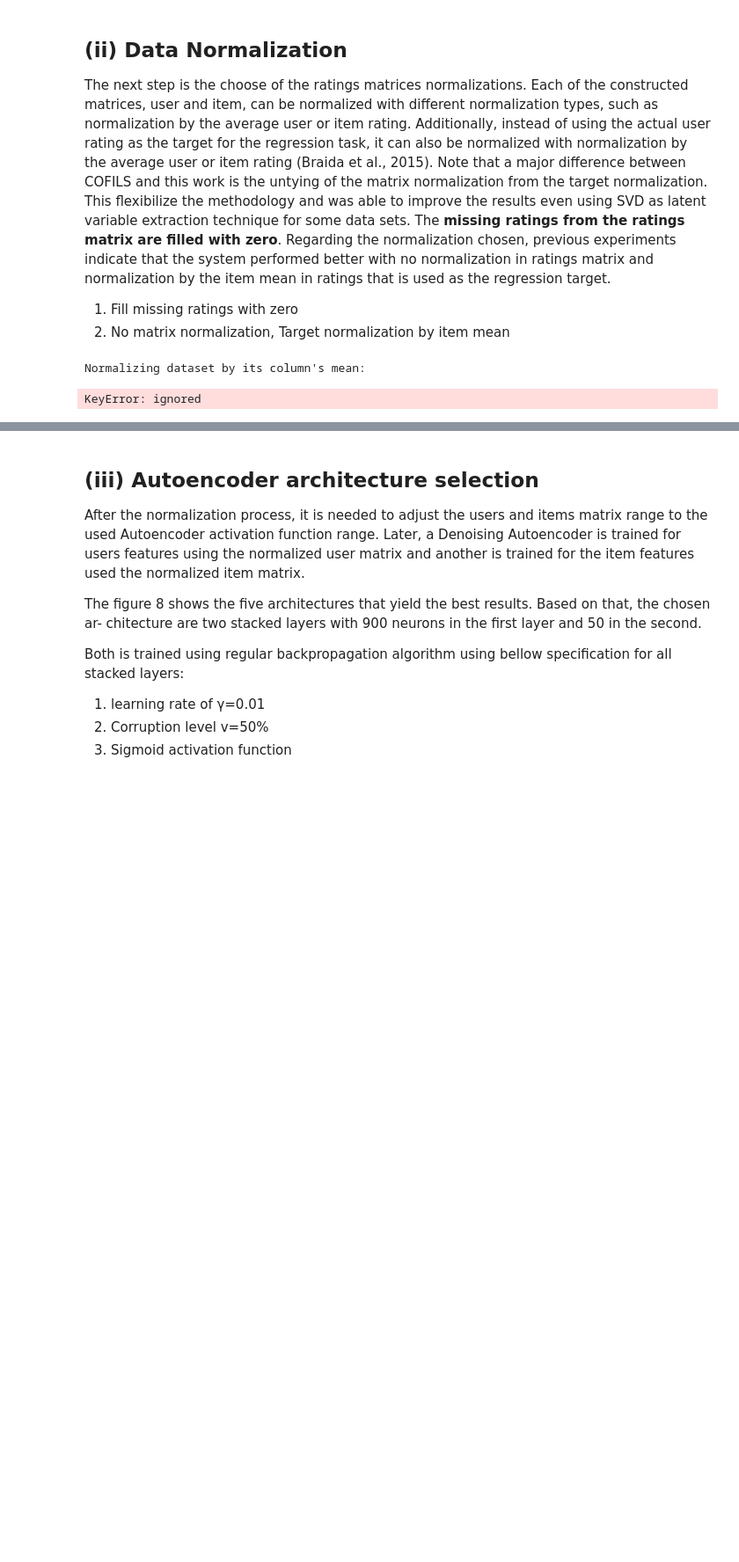
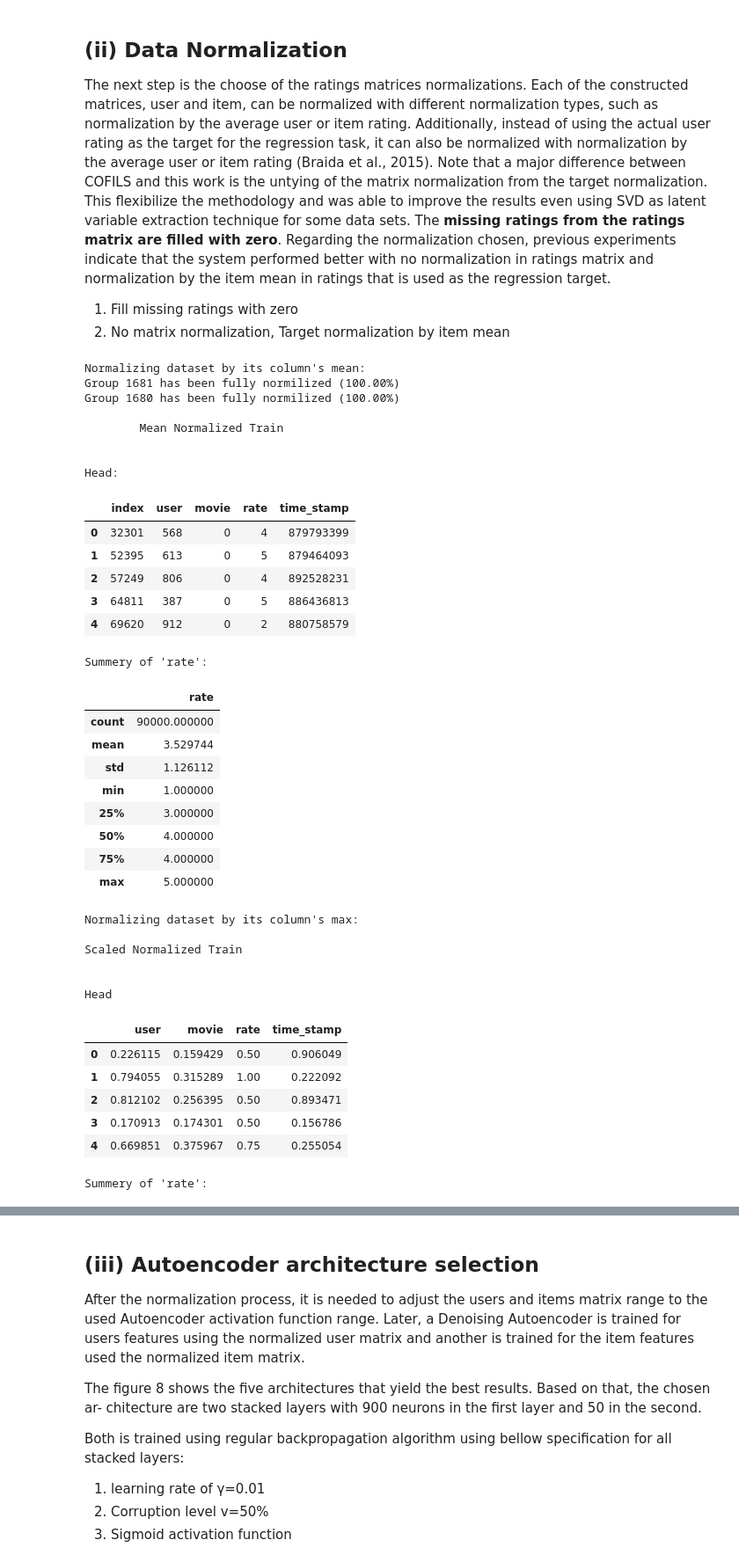
Before and after one commit to MohammadJamali/RecommenderSystems, a Jupyter notebook: COFILS.ipynb, the cells around one changed output, grey strips where cells are left out. Shown at 88% size. Cells and saved outputs as stored; diff of their text form; code cells hidden in the pictures; blank space fills up the shorter version.

```diff
--- a/COFILS.ipynb
+++ b/COFILS.ipynb
@@ -103,51 +101,96 @@ from pandas.core.common import SettingWithCopyWarning
 warnings.simplefilter(action='ignore', category=FutureWarning)
 warnings.simplefilter(action='ignore', category=SettingWithCopyWarning)
 
+def group_mean_normalize(matrix, mean, group_by):
+  mean_normalized_matrix = pd.DataFrame()
+  for group_id, group in matrix.groupby(by=[group_by]):
+    mean_normalized = group.copy()
+    mean_normalized[dataset_val_name] = mean_normalized[dataset_val_name] - mean.iloc[group_id][0]
+    mean_normalized_matrix = mean_normalized_matrix.append(group.reset_index())
+
+    print('\rGroup %d has been fully normilized (%0.2f%%)' %
+          (group_id, (group_id / dataset_col_count) * 100), end='')
+  print('\rGroup %d has been fully normilized (%0.2f%%)' % (group_id, 100))
+  return mean_normalized_matrix
+
+
 print('Normalizing dataset by its column\'s mean:')
 
 # normalize each column of matrix by the same column's mean
-mean_normalized_dataset = pd.DataFrame()
 # we compute columns mean from original dataset so we can use same
 # mean for test and train if necessary
-global_mean = dataset.groupby(by=[dataset_col_name]).mean()
-for group_id, group in train.groupby(by=[dataset_col_name]):
-  print(str(global_mean[group_id][0]))
-  group[dataset_val_name] = group[dataset_val_name] - global_mean[group_id][0]
-  mean_normalized_dataset = mean_normalized_dataset.append(group.reset_index())
+global_mean = dataset.groupby(by=[dataset_col_name])[[dataset_val_name]].mean()
 
-  print('\rGroup %d has been fully normilized (%0.2f%%)' %
-        (group_id, (group_id / dataset_col_count) * 100), end='')
-print('\rGroup %d has been fully normilized (%0.2f%%)' % (group_id, 100))
+mean_normalized_train = group_mean_normalize(train, global_mean, dataset_col_name)
+mean_normalized_test = group_mean_normalize(test, global_mean, dataset_col_name)
 
-print('\n\tMean Normalized Dataset\n')
+print('\n\tMean Normalized Train\n')
 print('\nHead:')
-ICD.display(mean_normalized_dataset.head())
+ICD.display(mean_normalized_train.head())
 print('\nSummery of \'%s\':' % dataset_val_name)
-ICD.display(mean_normalized_dataset[[dataset_val_name]].describe())
+ICD.display(mean_normalized_train[[dataset_val_name]].describe())
 
 
 print('Normalizing dataset by its column\'s max:')
 
+# # normalize each column of matrix by the same column's max
 # scaled_normalized_dataset = pd.DataFrame()
 # for group_id, group in train.groupby(by=[dataset_col_name]):
 #   max = group[dataset_val_name].max().max()
 #   scaled_normalized = group.copy()
 #   scaled_normalized[dataset_val_name] = scaled_normalized[dataset_val_name].apply(lambda x: x / max)
 #   scaled_normalized_dataset = scaled_normalized_dataset.append(scaled_normalized.reset_index())
 
 #   print('\rGroup %d has been fully normilized (%0.2f%%)' %
 #         (group_id, (group_id / dataset_col_count) * 100), end='')
 # print('\rGroup %d has been fully normilized (%0.2f%%)' % (group_id, 100))
 
+# normalize whole matrix considering the global max which is 5 in mk-100k
 scaler = MinMaxScaler(feature_range=(0, 1))
 scaler.fit(dataset)
-scaled_normalized_dataset = pd.DataFrame(scaler.transform(train), columns=dataset_columns)
+scaled_normalized_train = pd.DataFrame(scaler.transform(train), columns=dataset_columns)
+scaled_normalized_test = pd.DataFrame(scaler.transform(test), columns=dataset_columns)
 
-print('\nScaled Normalized Dataset\n')
+print('\nScaled Normalized Train\n')
 print('\nHead')
 ICD.display(scaled_normalized_dataset.head())
 print('\nSummery of \'%s\':' % dataset_val_name)
 ICD.display(scaled_normalized_dataset[[dataset_val_name]].describe())
 # %% [output]
 Normalizing dataset by its column's mean:
+Group 1681 has been fully normilized (100.00%)
+Group 1680 has been fully normilized (100.00%)
+
+        Mean Normalized Train
+
+
+Head:
+|  | index | user | movie | rate | time_stamp |
+| 0 | 32301 | 568 | 0 | 4 | 879793399 |
+| 1 | 52395 | 613 | 0 | 5 | 879464093 |
+| 2 | 57249 | 806 | 0 | 4 | 892528231 |
+| 3 | 64811 | 387 | 0 | 5 | 886436813 |
+| 4 | 69620 | 912 | 0 | 2 | 880758579 |
-KeyError: ignored
+Summery of 'rate':
+|  | rate |
+| count | 90000.000000 |
+| mean | 3.529744 |
+| std | 1.126112 |
+| min | 1.000000 |
+| 25% | 3.000000 |
+| 50% | 4.000000 |
+| 75% | 4.000000 |
+| max | 5.000000 |
+Normalizing dataset by its column's max:
+
+Scaled Normalized Train
+
+
+Head
+|  | user | movie | rate | time_stamp |
+| 0 | 0.226115 | 0.159429 | 0.50 | 0.906049 |
+| 1 | 0.794055 | 0.315289 | 1.00 | 0.222092 |
+| 2 | 0.812102 | 0.256395 | 0.50 | 0.893471 |
+| 3 | 0.170913 | 0.174301 | 0.50 | 0.156786 |
+| 4 | 0.669851 | 0.375967 | 0.75 | 0.255054 |
+Summery of 'rate':
```
Also changed, not shown: parts of 8 cells of this notebook.
